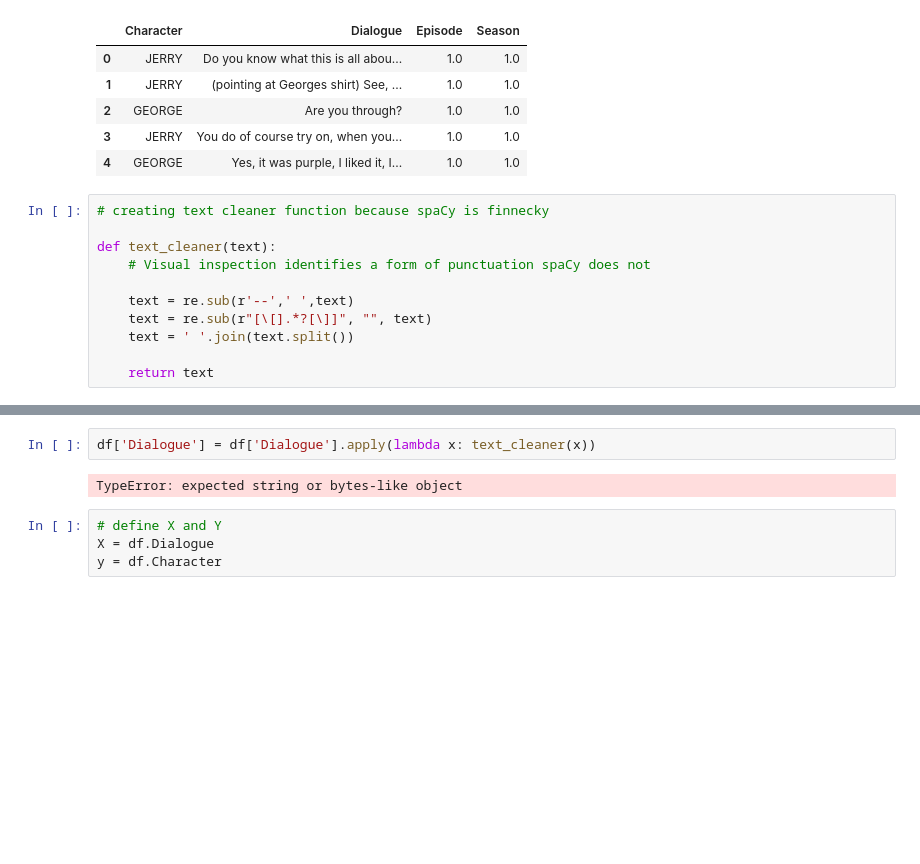
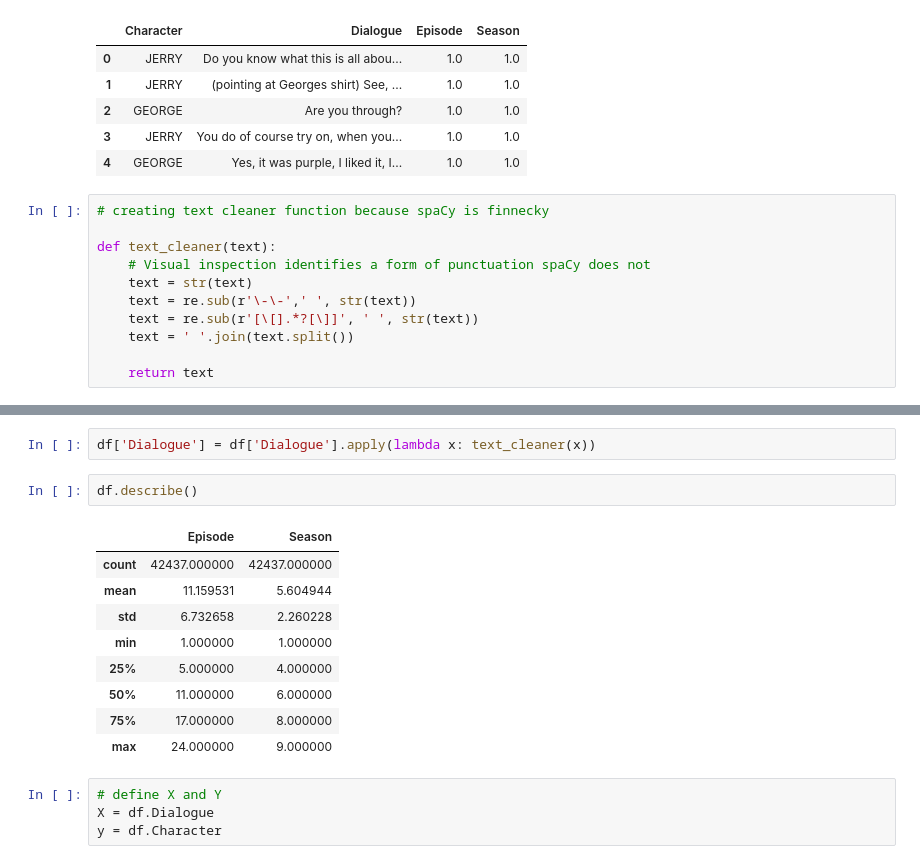
Before and after one commit to jafonte01/CAPSTONE---Unsupervised-Learning, a Jupyter notebook: Unit 4 Capstone - NLP Unsupervised Learning.ipynb, the cells around one changed output, grey strips where cells are left out. Saved outputs shown, nothing was run; the diff lists cells and outputs as text; blank space fills up the shorter version.

```diff
--- a/Unit 4 Capstone - NLP Unsupervised Learning.ipynb
+++ b/Unit 4 Capstone - NLP Unsupervised Learning.ipynb
@@ -155,9 +162,9 @@ df.head()
 
 def text_cleaner(text):
     # Visual inspection identifies a form of punctuation spaCy does not
-
-    text = re.sub(r'--',' ',text)
-    text = re.sub(r"[\[].*?[\]]", "", text)
+    text = str(text)
+    text = re.sub(r'\-\-',' ', str(text))
+    text = re.sub(r'[\[].*?[\]]', ' ', str(text))
     text = ' '.join(text.split())
 
     return text
@@ -164,7 +194,17 @@ def text_cleaner(text):
 # %%
 df['Dialogue'] = df['Dialogue'].apply(lambda x: text_cleaner(x))
-# %% [output]
-TypeError: expected string or bytes-like object
+# %%
+df.describe()
+# %% [output]
+|  | Episode | Season |
+| count | 42437.000000 | 42437.000000 |
+| mean | 11.159531 | 5.604944 |
+| std | 6.732658 | 2.260228 |
+| min | 1.000000 | 1.000000 |
+| 25% | 5.000000 | 4.000000 |
+| 50% | 11.000000 | 6.000000 |
+| 75% | 17.000000 | 8.000000 |
+| max | 24.000000 | 9.000000 |
 # %%
 # define X and Y
 X = df.Dialogue
```
Also changed, not shown: parts of 6 cells of this notebook, 1 other file.
